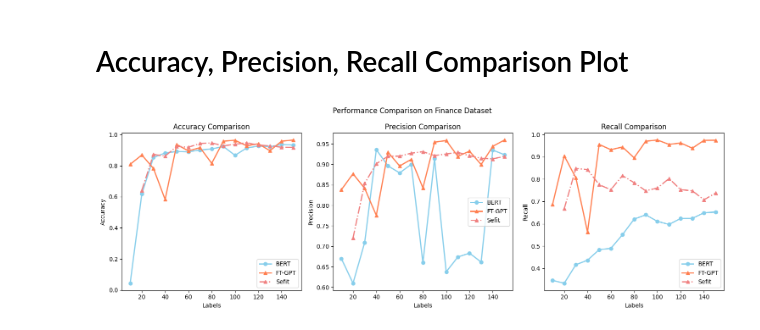
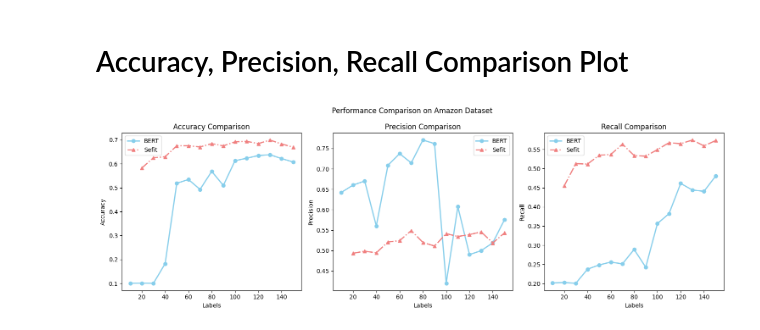
Before and after one commit to iiWhiteii/Anote-Text-Classification, a Jupyter notebook: Amazon Dataset/Overall Evaluation/Overall_Label_Accuracies.ipynb, the cells around one changed output. Cells and saved outputs as stored; diff of their text form; code cells hidden in the pictures.

```diff
--- a/Amazon Dataset/Overall Evaluation/Overall_Label_Accuracies.ipynb
+++ b/Amazon Dataset/Overall Evaluation/Overall_Label_Accuracies.ipynb
@@ -2,6 +2,6 @@
 import pandas as pd
 import matplotlib.pyplot as plt
 # %%
-bert_label_accuracies = pd.read_csv('finance_label_bert_ACC.csv')
-ft_gpt_label_accuracies = pd.read_csv('Finance_Label_ft_gpt_Accs.csv')
+bert_label_accuracies = pd.read_csv('Amazon_Label_Accuracies.csv')
+#ft_gpt_label_accuracies = pd.read_csv('Finance_Label_ft_gpt_Accs.csv')
 sefit_label_accuracies = pd.read_csv('setfit_label_acc.csv')
@@ -36,39 +17,39 @@ plt.figure(figsize=(15, 5))
 # Plot Accuracy
 plt.subplot(1, 3, 1)
 plt.plot(bert_label_accuracies['Labels'], bert_label_accuracies['accuracy'], label='BERT', marker='o', linestyle='-', color='skyblue', linewidth=2)
-plt.plot(ft_gpt_label_accuracies['Label_Count'], ft_gpt_label_accuracies['Accuracy'], label='FT-GPT', marker='^', linestyle='-', color='coral', linewidth=2)
+#plt.plot(ft_gpt_label_accuracies['Label_Count'], ft_gpt_label_accuracies['Accuracy'], label='FT-GPT', marker='^', linestyle='-', color='coral', linewidth=2)
 plt.plot(sefit_label_accuracies['Label'], sefit_label_accuracies['Accuracy'], label='Sefit', marker='^', linestyle='-.', color='lightcoral', linewidth=2)
 
 plt.xlabel('Labels')
 plt.ylabel('Accuracy')
 plt.title('Accuracy Comparison')
 plt.legend()
 
 # Plot Precision
 plt.subplot(1, 3, 2)
 plt.plot(bert_label_accuracies['Labels'], bert_label_accuracies['precision'], label='BERT', marker='o', linestyle='-', color='skyblue', linewidth=2)
-plt.plot(ft_gpt_label_accuracies['Label_Count'], ft_gpt_label_accuracies['Precision'], label='FT-GPT', marker='^', linestyle='-', color='coral', linewidth=2)
+#plt.plot(ft_gpt_label_accuracies['Label_Count'], ft_gpt_label_accuracies['Precision'], label='FT-GPT', marker='^', linestyle='-', color='coral', linewidth=2)
 plt.plot(sefit_label_accuracies['Label'], sefit_label_accuracies['Precision'], label='Sefit', marker='^', linestyle='-.', color='lightcoral', linewidth=2)
 
 plt.xlabel('Labels')
 plt.ylabel('Precision')
 plt.title('Precision Comparison')
 plt.legend()
 
 # Plot Recall
 plt.subplot(1, 3, 3)
 plt.plot(bert_label_accuracies['Labels'], bert_label_accuracies['recall'], label='BERT', marker='o', linestyle='-', color='skyblue', linewidth=2)
-plt.plot(ft_gpt_label_accuracies['Label_Count'], ft_gpt_label_accuracies['Recall'], label='FT-GPT', marker='^', linestyle='-', color='coral', linewidth=2)
+#plt.plot(ft_gpt_label_accuracies['Label_Count'], ft_gpt_label_accuracies['Recall'], label='FT-GPT', marker='^', linestyle='-', color='coral', linewidth=2)
 plt.plot(sefit_label_accuracies['Label'], sefit_label_accuracies['Recall'], label='Sefit', marker='^', linestyle='-.', color='lightcoral', linewidth=2)
 
 plt.xlabel('Labels')
 plt.ylabel('Recall')
 plt.title('Recall Comparison')
 plt.legend()
 
-plt.suptitle('Performance Comparison on Finance Dataset')
+plt.suptitle('Performance Comparison on Amazon Dataset')
 
 plt.tight_layout()  # Adjust layout to prevent overlap
 plt.show()
 # %% [output]
-[figure, old version]
+[figure, new version]
```
Also changed, not shown: parts of 1 cell of this notebook, 3 other files.
